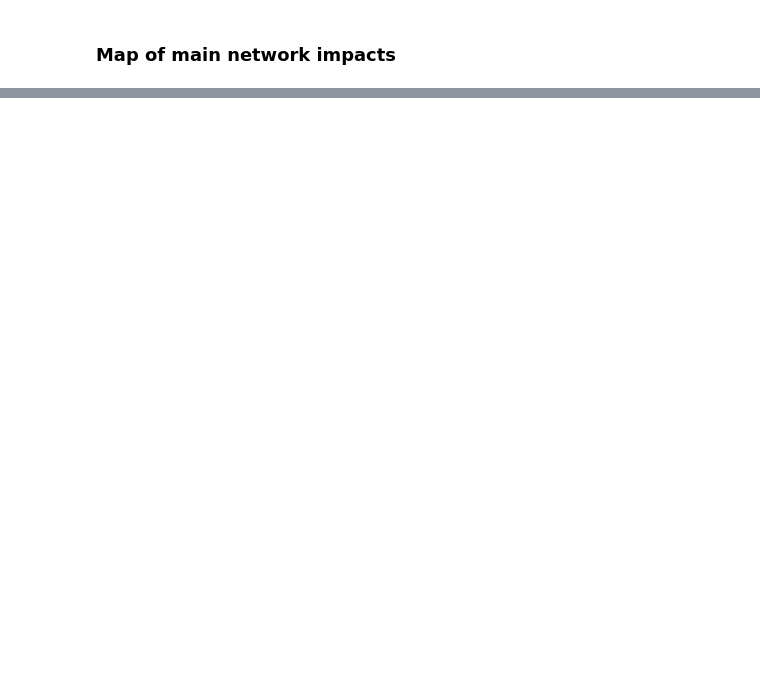
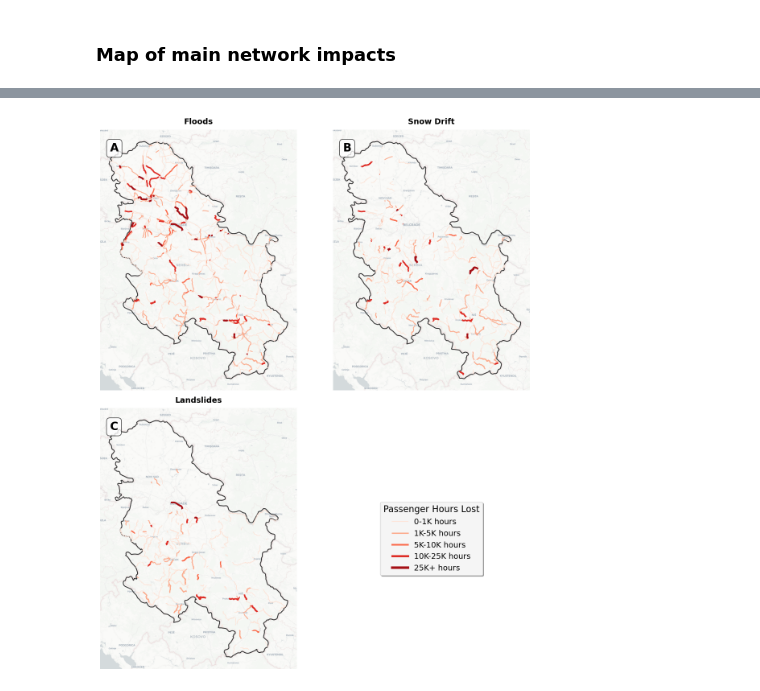
Before and after one commit to VU-IVM/Criticality-Analysis-Roads-Serbia, a Jupyter notebook: notebooks/5a_MainNetwork_Hazard_Criticality.ipynb, the cells around one changed output, grey strips where cells are left out. Drawn from its saved outputs; the diff is of its cells as text; code cells hidden in the pictures; blank space fills up the shorter version.

```diff
--- a/notebooks/5a_MainNetwork_Hazard_Criticality.ipynb
+++ b/notebooks/5a_MainNetwork_Hazard_Criticality.ipynb
@@ -339,0 +345,83 @@ plt.show()
+# %%
+# ============================================================
+# FIGURE 1: PASSENGER HOURS LOST BY HAZARD TYPE
+# ============================================================
+
+# Define bins and styling for PHL
+bins_phl = [0, 1000, 5000, 10000, 25000, np.inf]
+labels_phl = ['0-1K', '1K-5K', '5K-10K', '10K-25K', '25K+']
+colors = ['#fee5d9', '#fcae91', '#fb6a4a', '#de2d26', '#a50f15']
+linewidth_map = {'0-1K': 1, '1K-5K': 1.5, '5K-10K': 2.0, '10K-25K': 2.5, '25K+': 3.0}
+
+# Prepare all three datasets for PHL
+datasets_phl = {
+    'A': ('Floods', gdf_vhl_flooded),
+    'B': ('Snow Drift', gdf_vhl_snowdrift),
+    'C': ('Landslides', gdf_vhl_landslides)
+}
+
+# Bin all datasets
+for letter, (title, gdf) in datasets_phl.items():
+    gdf['phl_class'] = pd.cut(gdf['phl'], bins=bins_phl, labels=labels_phl, include_lowest=True)
+
+# Create figure with 2x2 layout
+fig, axes = plt.subplots(2, 2, figsize=(12, 14), facecolor='white')
+axes = axes.flatten()
+
+# Convert country boundary once
+serbia_mercator = country_plot.to_crs(3857)
+
+# Plot the three hazard maps
+for idx, (letter, (title, gdf)) in enumerate(datasets_phl.items()):
+    ax = axes[idx]
+    gdf_mercator = gdf.to_crs(3857)
+
+    # Plot country outline
+    serbia_mercator.plot(ax=ax, facecolor='none', edgecolor='#333333',
+                         linewidth=1.5, zorder=1)
+
+    # Plot each PHL class
+    for i, (class_name, width) in enumerate(linewidth_map.items()):
+        subset = gdf_mercator[gdf_mercator['phl_class'] == class_name]
+        if not subset.empty:
+            subset.plot(ax=ax, color=colors[i], linewidth=width, zorder=2)
+
+    # Add basemap
+    cx.add_basemap(ax=ax, source=cx.providers.CartoDB.Positron,
+                   attribution=False)
+
+    ax.set_aspect('equal')
+    ax.axis('off')
+
+    # Add title and letter label
+    ax.set_title(title, fontsize=14, fontweight='bold', pad=10)
+    ax.text(0.05, 0.95, f'{letter}', transform=ax.transAxes, fontsize=20,
+            fontweight='bold', verticalalignment='top',
+            bbox=dict(boxstyle="round,pad=0.3", facecolor='white', alpha=0.8))
+
+# Use the 4th panel for the legend
+ax_legend = axes[3]
+ax_legend.axis('off')
+
+legend_elements = [
+    Line2D([0], [0], color=colors[i], lw=width * 1.5, label=f'{class_name} hours')
+    for i, (class_name, width) in enumerate(linewidth_map.items())
+]
+
+ax_legend.legend(handles=legend_elements,
+                 title='Passenger Hours Lost',
+                 loc='center',
+                 fontsize=14,
+                 title_fontsize=16,
+                 frameon=True,
+                 fancybox=True,
+                 shadow=True,
+                 framealpha=0.9,
+                 facecolor='white',
+                 edgecolor='#cccccc')
+
+plt.tight_layout()
+plt.savefig(figure_path / 'phl_hazards_comparison.png', dpi=300, bbox_inches='tight')
+plt.show()
+# %% [output]
+[figure, added]
```
Also changed, not shown: parts of 10 cells of this notebook, 28 other files.
